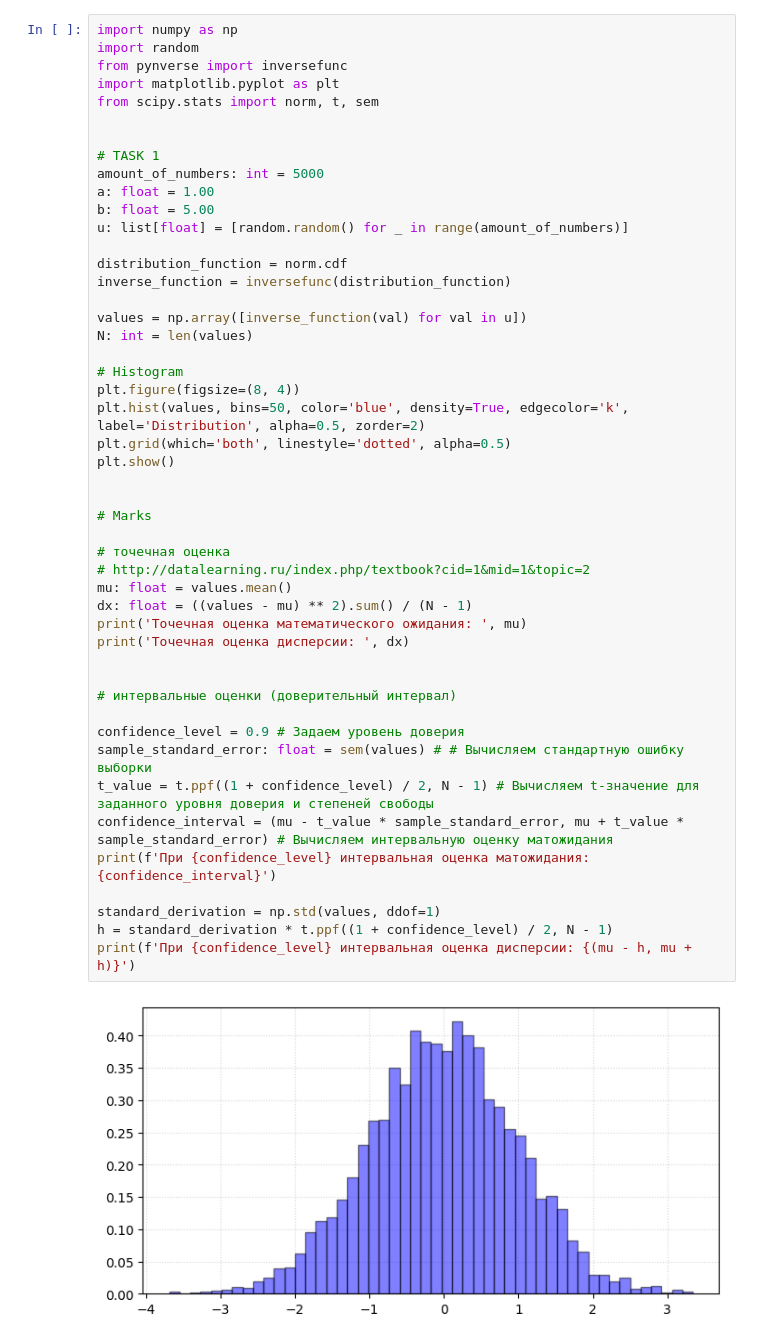
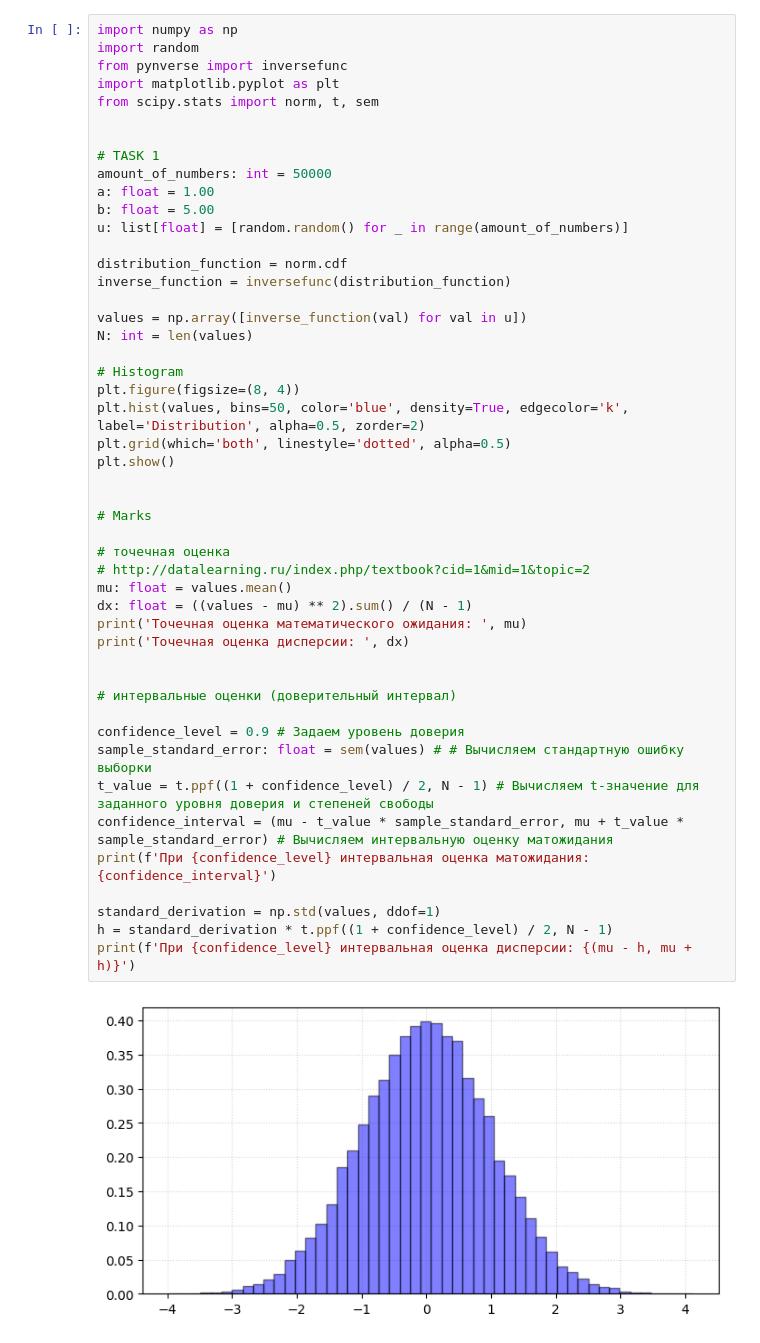
Before and after one commit to user-of-github/BSUIR_Labs_Mathematical-modeling, a Jupyter notebook: LR2/main.ipynb, the cells around one changed output. Drawn from its saved outputs; the diff is of its cells as text.

```diff
--- a/LR2/main.ipynb
+++ b/LR2/main.ipynb
@@ -7,7 +7,7 @@ from scipy.stats import norm, t, sem
 
 
 # TASK 1
-amount_of_numbers: int = 5000
+amount_of_numbers: int = 50000
 a: float = 1.00
 b: float = 5.00
 u: list[float] = [random.random() for _ in range(amount_of_numbers)]
@@ -20,31 +20,31 @@ N: int = len(values)
 
 # Histogram
 plt.figure(figsize=(8, 4))
 plt.hist(values, bins=50, color='blue', density=True, edgecolor='k', label='Distribution', alpha=0.5, zorder=2)
 plt.grid(which='both', linestyle='dotted', alpha=0.5)
 plt.show()
 
 
 # Marks
 
 # точечная оценка
 # http://datalearning.ru/index.php/textbook?cid=1&mid=1&topic=2
 mu: float = values.mean()
 dx: float = ((values - mu) ** 2).sum() / (N - 1)
 print('Точечная оценка математического ожидания: ', mu)
 print('Точечная оценка дисперсии: ', dx)
 
 
 # интервальные оценки (доверительный интервал)
 
 confidence_level = 0.9 # Задаем уровень доверия
 sample_standard_error: float = sem(values) # # Вычисляем стандартную ошибку выборки
 t_value = t.ppf((1 + confidence_level) / 2, N - 1) # Вычисляем t-значение для заданного уровня доверия и степеней свободы
 confidence_interval = (mu - t_value * sample_standard_error, mu + t_value * sample_standard_error) # Вычисляем интервальную оценку матожидания
 print(f'При {confidence_level} интервальная оценка матожидания: {confidence_interval}')
 
 standard_derivation = np.std(values, ddof=1)
 h = standard_derivation * t.ppf((1 + confidence_level) / 2, N - 1)
 print(f'При {confidence_level} интервальная оценка дисперсии: {(mu - h, mu + h)}')
 # %% [output]
-[figure, old version]
+[figure, new version]
```
Also changed, not shown: parts of 2 cells of this notebook, 1 other file.
